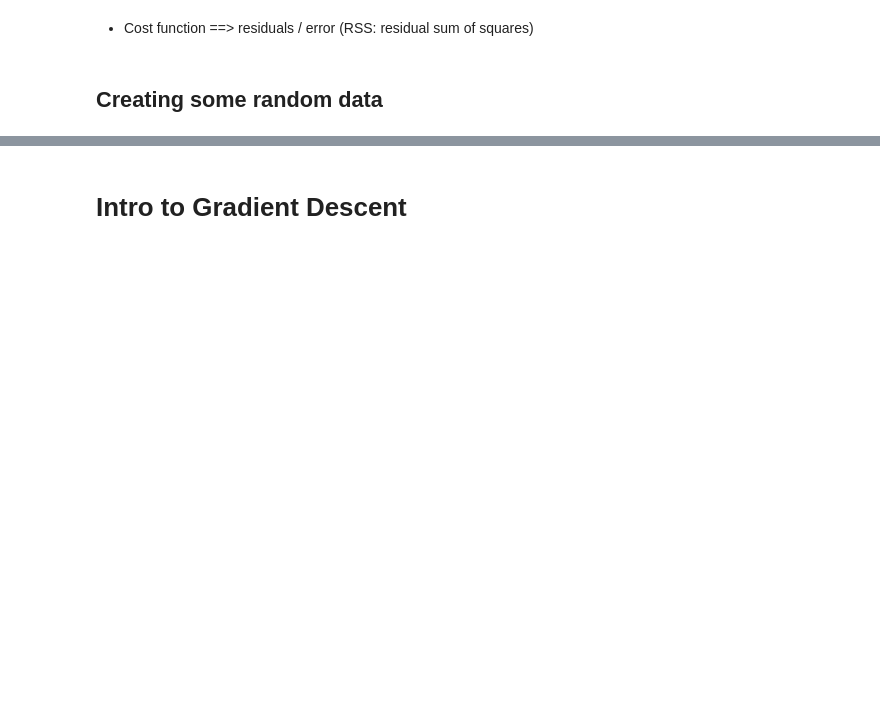
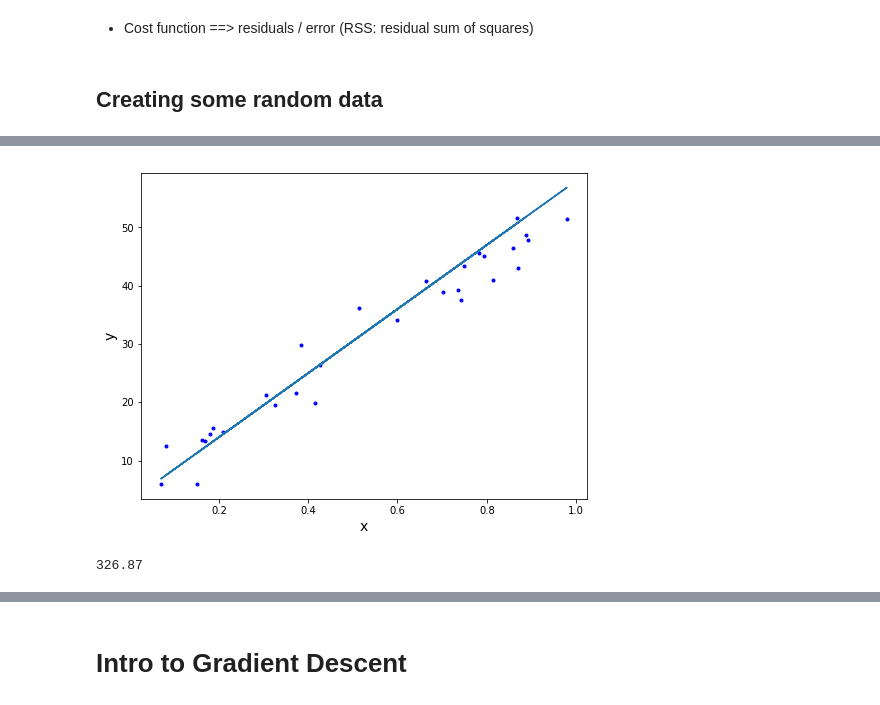
Before and after one commit to MrGeislinger/flatiron-school-data-science-curriculum-resources, a Jupyter notebook: Mathematics/Calculus/gradient_descent.ipynb, the cells around one changed output, grey strips where cells are left out. Cells and saved outputs as stored; diff of their text form; code cells hidden in the pictures; blank space fills up the shorter version.

```diff
--- a/Mathematics/Calculus/gradient_descent.ipynb
+++ b/Mathematics/Calculus/gradient_descent.ipynb
@@ -27,3 +33,15 @@ plt.ylabel("y", fontsize=14);
+# %%
+plt.figure(figsize=(8,6))
+plt.plot(x, y, '.b')
+plt.plot(x, regression_formula(x,3,55), '-')
+plt.xlabel("x", fontsize=14)
+plt.ylabel("y", fontsize=14);
+# %% [output]
+[figure, added]
+# %%
+residual_sum_squares(x,y,50,3)
+# %% [output]
+326.87
 # %%
 # Analyzing the regression line
 def errors(x_values, y_values, m, b):
```
Also changed, not shown: parts of 5 cells of this notebook, 1 other file.
